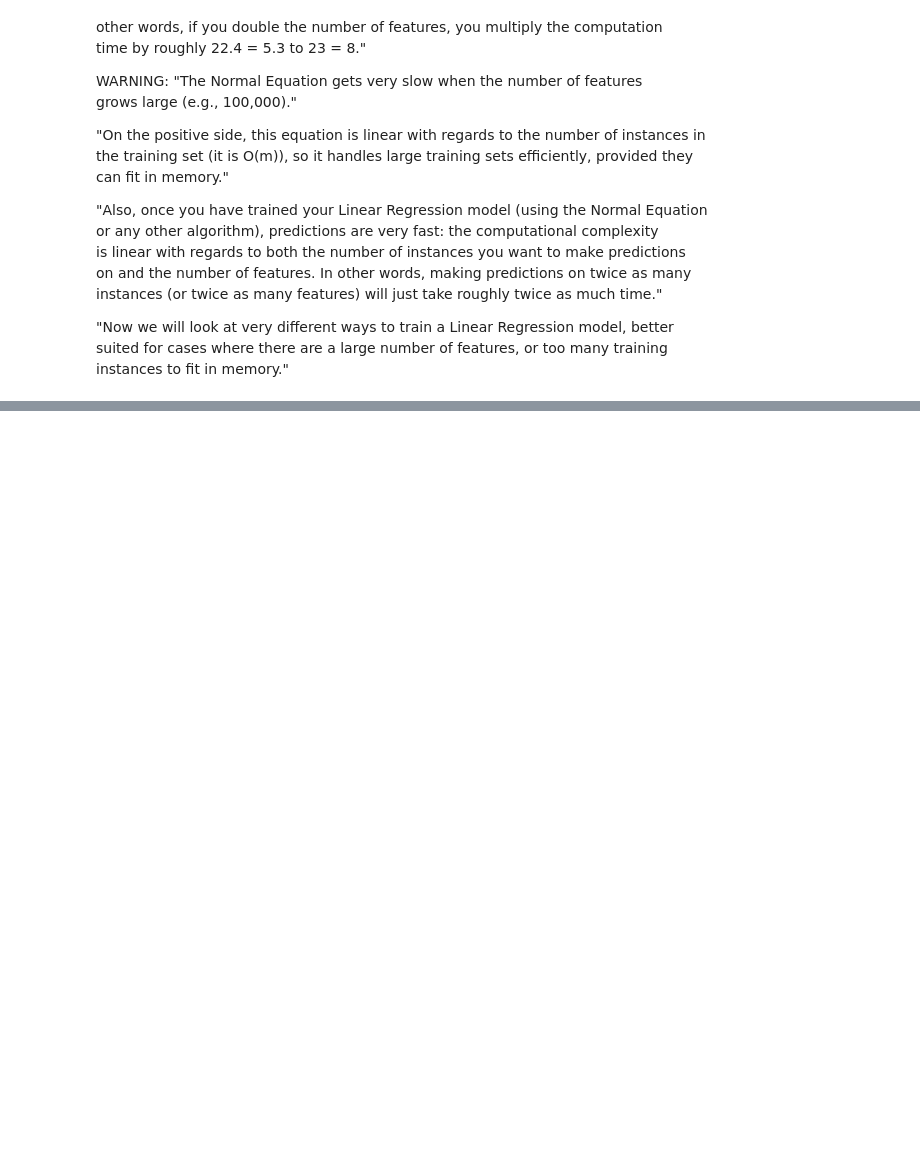
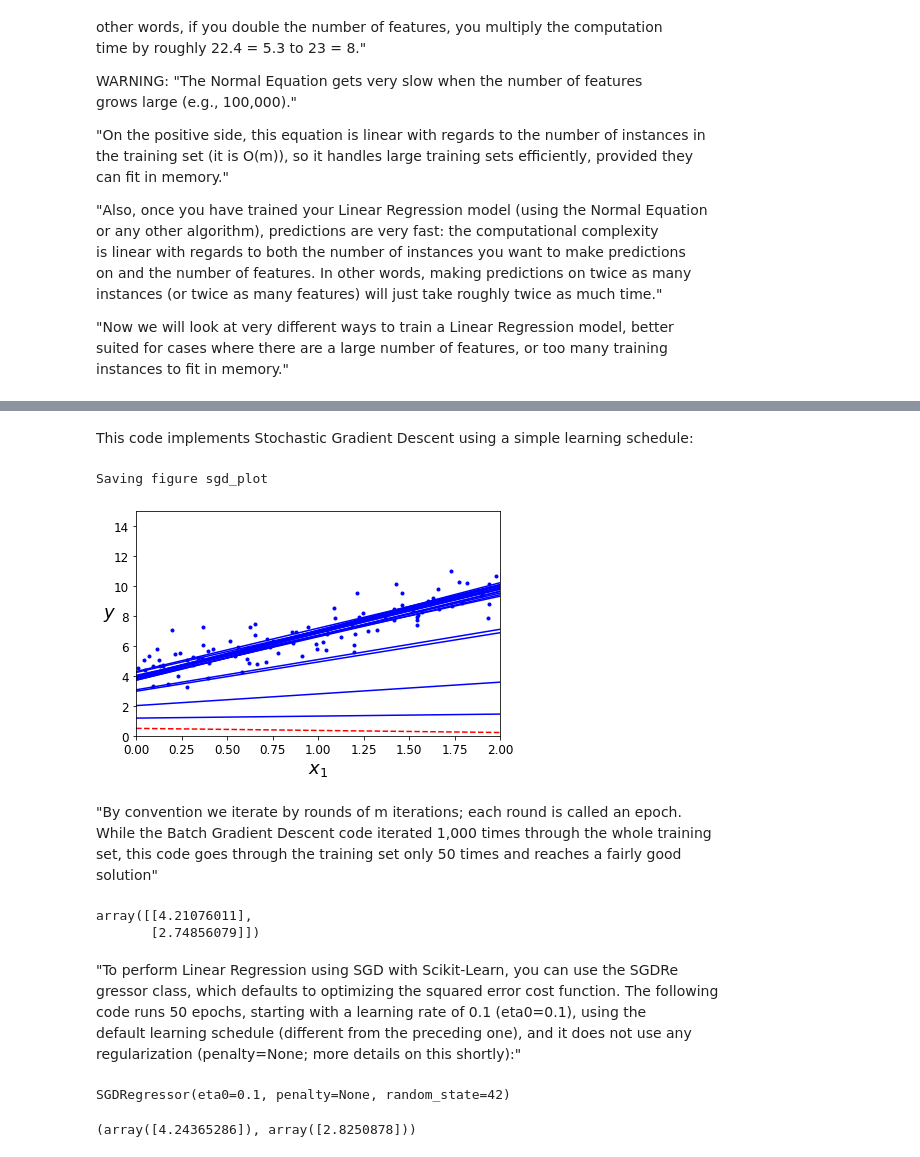
Before and after one commit to eleander/Machine_Learning, a Jupyter notebook: ml/4/Training_Linear_Models.ipynb, the cells around one changed output, grey strips where cells are left out. Drawn from its saved outputs; the diff is of its cells as text; code cells hidden in the pictures; blank space fills up the shorter version.

Commit message:
4 - Gradient Descent
Batch Gradient Descent and Stochastic Gradient Descent complete

```diff
--- a/ml/4/Training_Linear_Models.ipynb
+++ b/ml/4/Training_Linear_Models.ipynb
@@ -186,0 +294,12 @@ instances to fit in memory."
+# %%
+# learning rate
+eta = 0.1
+n_iterations = 1000
+m = 100
+
+# random initialization
+theta = np.random.randn(2,1)
+
+for iteration in range(n_iterations):
+    gradients = 2/m * X_b.T.dot(X_b.dot(theta) - y)
+    theta = theta - eta * gradients
@@ -186,0 +374,66 @@ instances to fit in memory."
+# %% [markdown]
+This code implements Stochastic Gradient Descent using a simple learning schedule:
+# %%
+theta_path_sgd = []
+m = len(X_b)
+np.random.seed(42)
+# %%
+n_epochs = 50
+t0, t1 = 5, 50  # learning schedule hyperparameters
+
+def learning_schedule(t):
+    return t0 / (t + t1)
+
+theta = np.random.randn(2,1)  # random initialization
+
+for epoch in range(n_epochs):
+    for i in range(m):
+        if epoch == 0 and i < 20:                    # not shown in the book
+            y_predict = X_new_b.dot(theta)           # not shown
+            style = "b-" if i > 0 else "r--"         # not shown
+            plt.plot(X_new, y_predict, style)        # not shown
+        random_index = np.random.randint(m)
+        xi = X_b[random_index:random_index+1]
+        yi = y[random_index:random_index+1]
+        gradients = 2 * xi.T.dot(xi.dot(theta) - yi)
+        eta = learning_schedule(epoch * m + i)
+        theta = theta - eta * gradients
+        theta_path_sgd.append(theta)                 # not shown
+
+plt.plot(X, y, "b.")                                 # not shown
+plt.xlabel("$x_1$", fontsize=18)                     # not shown
+plt.ylabel("$y$", rotation=0, fontsize=18)           # not shown
+plt.axis([0, 2, 0, 15])                              # not shown
+save_fig("sgd_plot")                                 # not shown
+plt.show()
+# %% [output]
+Saving figure sgd_plot
+[figure, added]
+# %% [markdown]
+"By convention we iterate by rounds of m iterations; each round is called an epoch.
+While the Batch Gradient Descent code iterated 1,000 times through the whole training
+set, this code goes through the training set only 50 times and reaches a fairly good
+solution"
+# %%
+theta
+# %% [output]
+array([[4.21076011],
+       [2.74856079]])
+# %% [markdown]
+"To perform Linear Regression using SGD with Scikit-Learn, you can use the SGDRe
+gressor class, which defaults to optimizing the squared error cost function. The following
+code runs 50 epochs, starting with a learning rate of 0.1 (eta0=0.1), using the
+default learning schedule (different from the preceding one), and it does not use any
+regularization (penalty=None; more details on this shortly):"
+# %%
+from sklearn.linear_model import SGDRegressor
+
+sgd_reg = SGDRegressor(max_iter=1000, tol=1e-3, penalty=None, eta0=0.1, random_state=42)
+# Note y.ravel() flattens y
+sgd_reg.fit(X, y.ravel())
+# %% [output]
+SGDRegressor(eta0=0.1, penalty=None, random_state=42)
+# %%
+sgd_reg.intercept_, sgd_reg.coef_
+# %% [output]
+(array([4.24365286]), array([2.8250878]))
```
Also changed, not shown: parts of 21 cells of this notebook, 16 other files.
